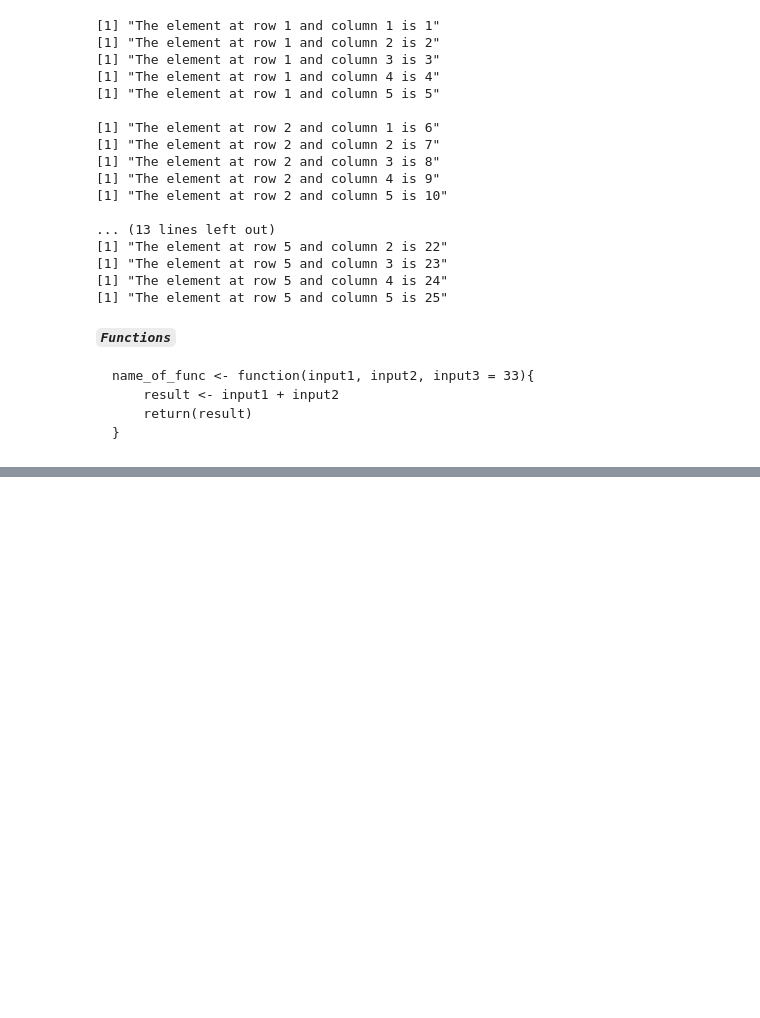
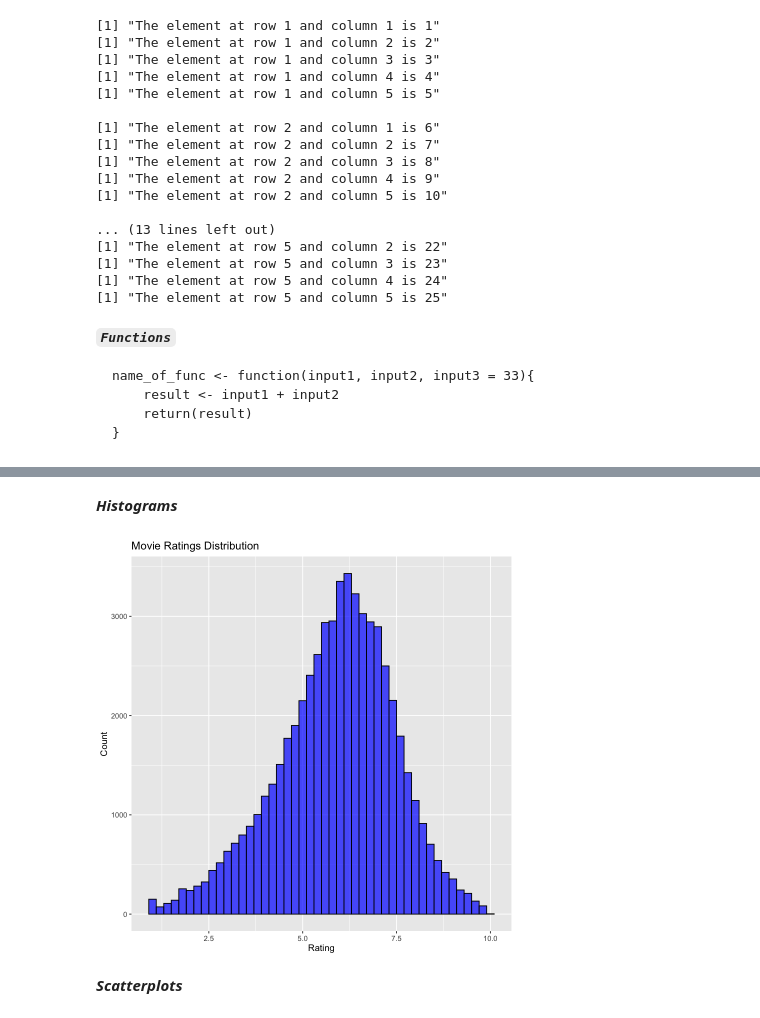
Before and after one commit to nkr1108/DSMLwithR, a Jupyter notebook: programming_R.ipynb, the cells around one changed output, grey strips where cells are left out. Cells and saved outputs as stored; diff of their text form; code cells hidden in the pictures; blank space fills up the shorter version.

```diff
--- a/programming_R.ipynb
+++ b/programming_R.ipynb
@@ -1066,0 +1408,17 @@ name_of_func <- function(input1, input2, input3 = 33){
+# %% [markdown]
+***Histograms***
+# %%
+# data and aesthetics layer
+pl <- ggplot(movies,aes(x=rating))
+
+# Geomtery layer - histogram
+pl2 <- pl + geom_histogram(binwidth=0.2, fill='blue', color='black', alpha=0.7)
+
+# add labels and title
+pl3 <- pl2 + labs(title='Movie Ratings Distribution', x='Rating', y='Count')
+
+print(pl3)
+# %% [output]
+[figure, added]
+# %% [markdown]
+***Scatterplots***
```
Also changed, not shown: parts of 47 cells of this notebook.
